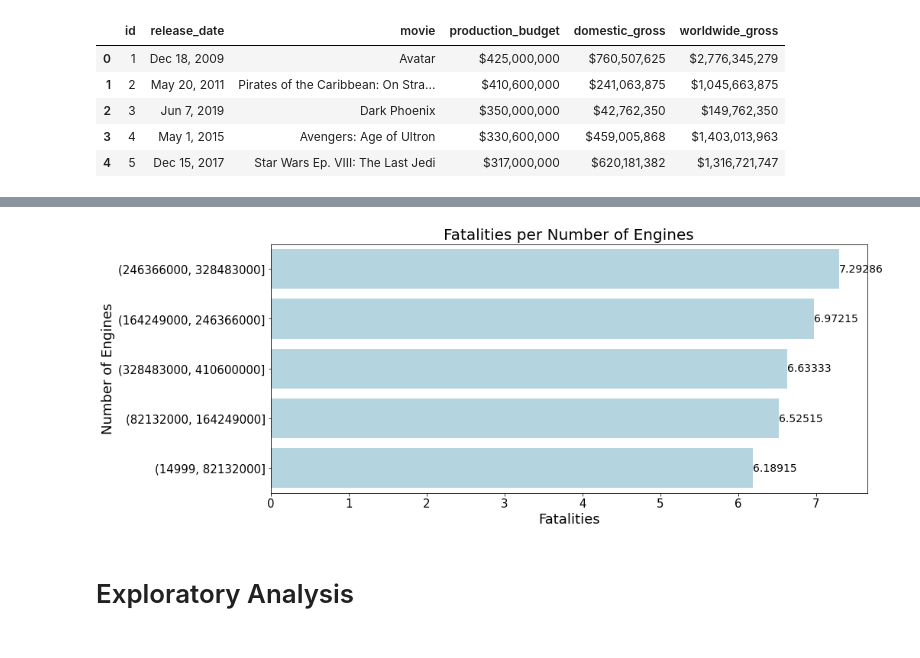
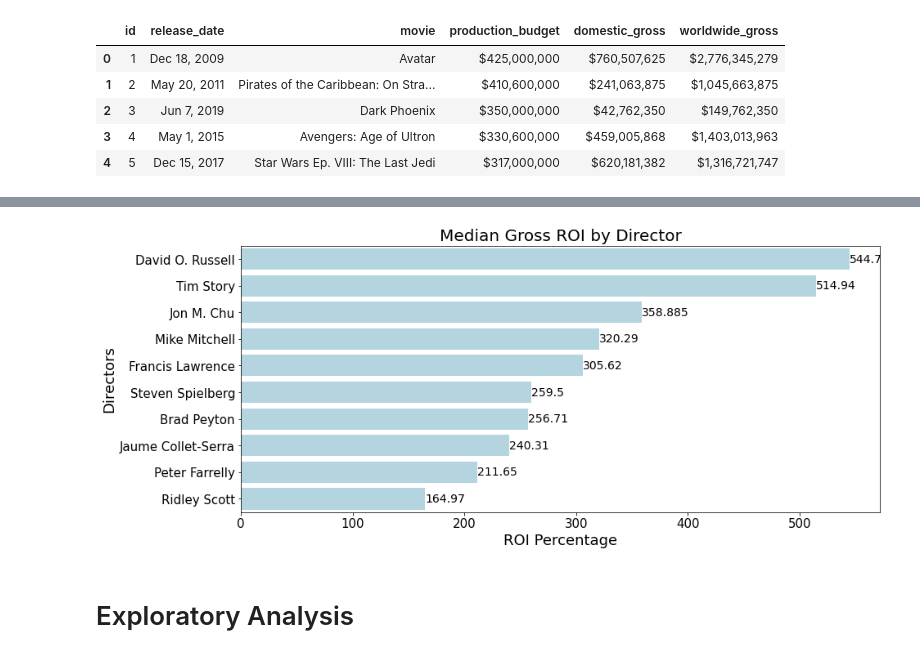
Before and after one commit to johnlocke333/movie_analysis, a Jupyter notebook: notebook.ipynb, the cells around one changed output, grey strips where cells are left out. Drawn from its saved outputs; the diff is of its cells as text; code cells hidden in the pictures.

Commit message:
exploratory data analysis

```diff
--- a/notebook.ipynb
+++ b/notebook.ipynb
@@ -592 +169,3 @@ Name: count, Length: 229, dtype: int64
+# %%
+combined_df['gross_roi'] = combined_df.apply(lambda x: round((x['gross_profit']/x['production_budget'])*100,2), axis=1)
 # %%
@@ -760,0 +294,6 @@ budget_rating['production_budget'] = budget_rating['production_budget'].astype(s
+# %%
+director_roi_df = combined_df[['movie','primary_name','gross_roi']]
+# %%
+director_roi_df = director_roi_df.groupby('primary_name')[['gross_roi', 'movie']].agg({'gross_roi':'median','movie':'count'}).sort_values(by='gross_roi',ascending=False)
+# %%
+director_roi_df = director_roi_df[director_roi_df['movie']>=5].head(10).reset_index()
@@ -761,22 +314,22 @@ budget_rating['production_budget'] = budget_rating['production_budget'].astype(s
 # %%
 plt.figure(figsize=(14, 6))
 
-ax1 = sns.barplot(x="averagerating",  y='production_budget', data=budget_rating, color='lightblue')
+ax1 = sns.barplot(x="gross_roi",  y='primary_name', data=director_roi_df, color='lightblue')
 
 ax1.bar_label(ax1.containers[0],size=14)
 # show the graph
 
-plt.title('Fatalities per Number of Engines',fontsize=20)
-plt.xlabel('Fatalities',fontsize=18)
-plt.ylabel('Number of Engines',fontsize=18)
+plt.title('Median Gross ROI by Director',fontsize=20)
+plt.xlabel('ROI Percentage',fontsize=18)
+plt.ylabel('Directors',fontsize=18)
 plt.tick_params(axis='y',labelsize=15)
 plt.tick_params(axis='x',labelsize=15)
 plt.show()
 
 #Another way to do bar label that i learned about on stackoverflow.
 #(https://stackoverflow.com/questions/49820549/labeling-horizontal-barplot-with-values-in-seaborn)
 # %% [output]
-[figure, old version]
+[figure, new version]
 # %% [markdown]
 # Exploratory Analysis
 # %% [markdown]
```
Also changed, not shown: parts of 99 cells of this notebook.
